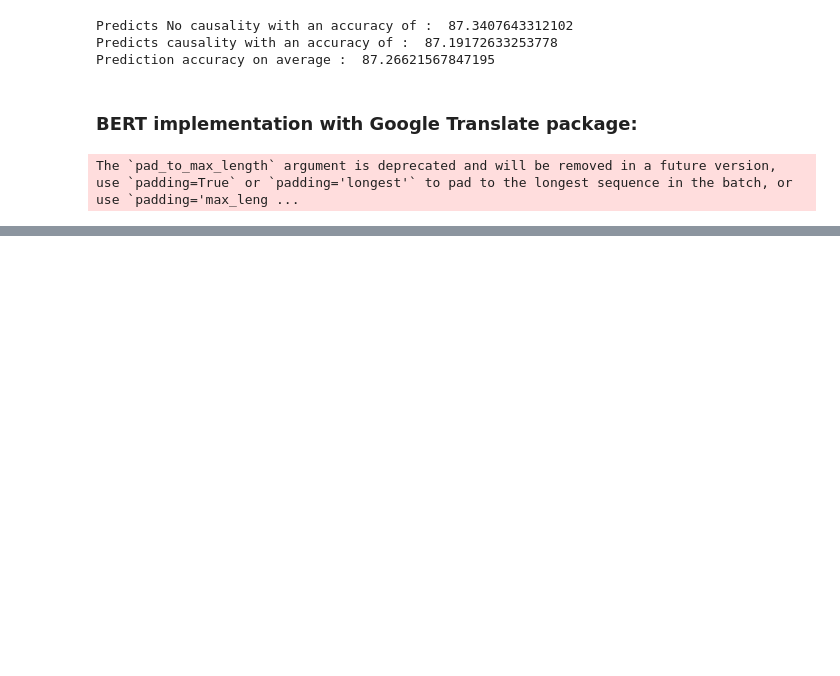
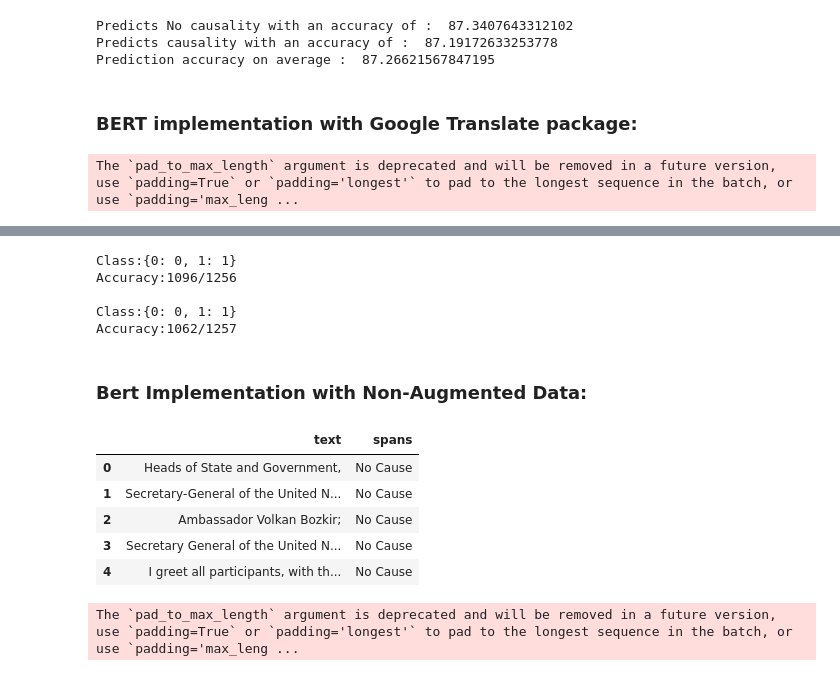
Before and after one commit to bitanb1999/DaugBERT, a Jupyter notebook: DAugBERT_consolidated_notebook.ipynb, the cells around one changed output, grey strips where cells are left out. Drawn from its saved outputs; the diff is of its cells as text; code cells hidden in the pictures; blank space fills up the shorter version.

```diff
--- a/DAugBERT_consolidated_notebook.ipynb
+++ b/DAugBERT_consolidated_notebook.ipynb
@@ -1555,0 +1709,21 @@ accuracy_per_class(predictionsGoogle,true_valsGoogle)
+# %%
+accuracy_per_class(predictionsPy,true_valsPy)
+# %% [output]
+Class:{0: 0, 1: 1}
+Accuracy:1096/1256
+
+Class:{0: 0, 1: 1}
+Accuracy:1062/1257
+# %% [markdown]
+### Bert Implementation with Non-Augmented Data:
+# %%
+nondf=pd.read_pickle("/content/UNnon_augmented")
+# %%
+nondf.head()
+# %% [output]
+|  | text | spans |
+| 0 | Heads of State and Government, | No Cause |
+| 1 | Secretary-General of the United N... | No Cause |
+| 2 | Ambassador Volkan Bozkir; | No Cause |
+| 3 | Secretary General of the United N... | No Cause |
+| 4 | I greet all participants, with th... | No Cause |
@@ -1555,0 +1742,26 @@ accuracy_per_class(predictionsGoogle,true_valsGoogle)
+# %%
+encoder_train = tokenizer.batch_encode_plus(nondf[nondf["data_type"]=='train'].text.values,
+                                           add_special_tokens = True,
+
+                                           pad_to_max_length = True,
+                                           max_length = 256,
+                                           return_tensors = 'pt')
+
+
+
+encoder_test = tokenizer.batch_encode_plus(nondf[nondf["data_type"]=='test'].text.values,
+                                           add_special_tokens = True,
+                                           pad_to_max_length = True,
+                                           max_length = 256,
+                                           return_tensors = 'pt')
+
+input_ids_train = encoder_train['input_ids']
+attention_masks_train = encoder_train["attention_mask"]
+labels_train = torch.tensor(nondf[nondf['data_type']=='train'].spans.values)
+
+
+input_ids_test = encoder_test['input_ids']
+attention_masks_test = encoder_test["attention_mask"]
+labels_test = torch.tensor(nondf[nondf['data_type']=='test'].spans.values)
+# %% [output]
+The `pad_to_max_length` argument is deprecated and will be removed in a future version, use `padding=True` or `padding='longest'` to pad to the longest sequence in the batch, or use `padding='max_leng ...
```
Also changed, not shown: parts of 28 cells of this notebook.
